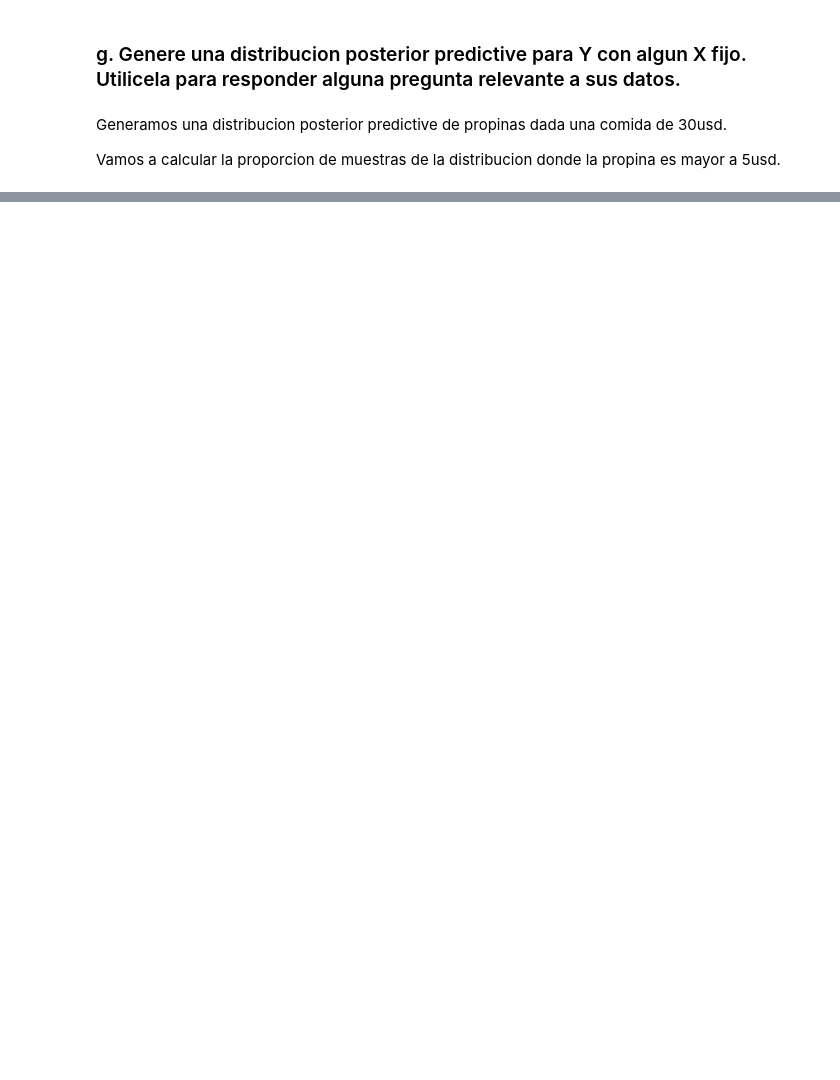
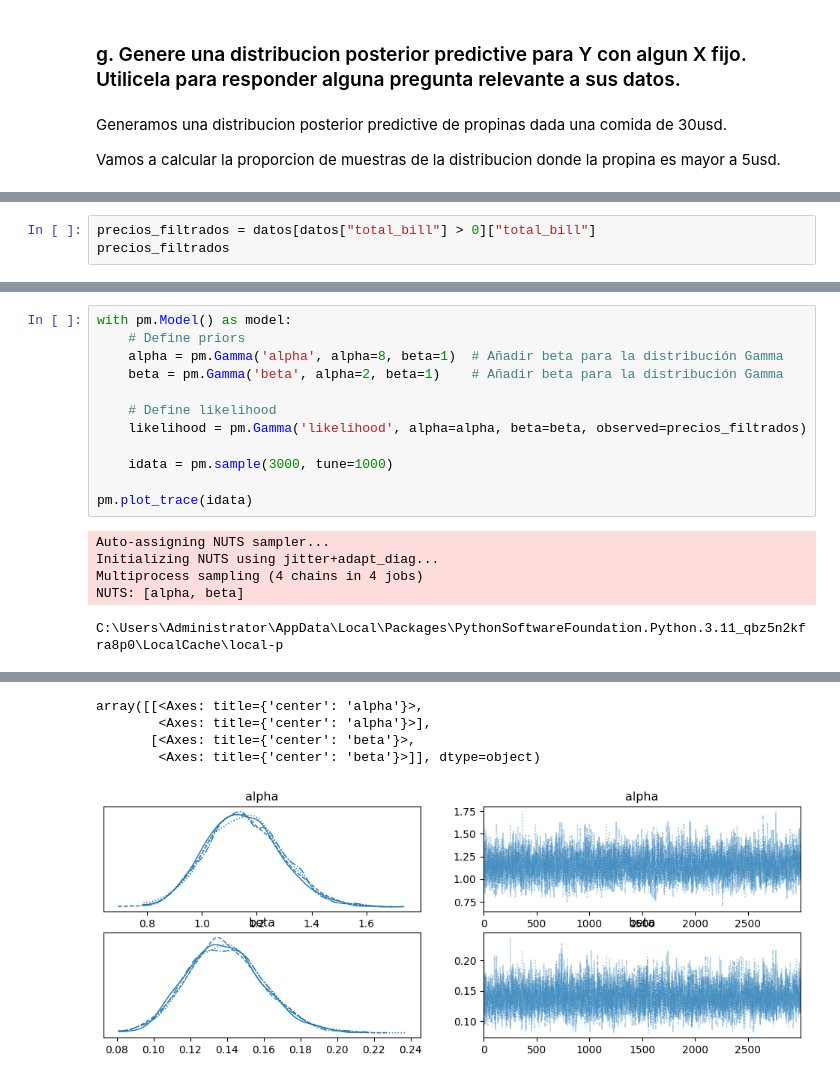
Before and after one commit to matias258/Estimacion_Bayesiana, a Jupyter notebook: Entregas/2/entrega2.ipynb, the cells around one changed output, grey strips where cells are left out. Cells and saved outputs as stored; diff of their text form; blank space fills up the shorter version.

```diff
--- a/Entregas/2/entrega2.ipynb
+++ b/Entregas/2/entrega2.ipynb
@@ -438,0 +440,3 @@ La probabilidad de que la propina sea mayor a 5 USD para una cuenta de 30 USD es
+# %%
+precios_filtrados = datos[datos["total_bill"] > 0]["total_bill"]
+precios_filtrados
@@ -438,0 +456,18 @@ La probabilidad de que la propina sea mayor a 5 USD para una cuenta de 30 USD es
+# %%
+with pm.Model() as model:
+    # Define priors
+    alpha = pm.Gamma('alpha', alpha=8, beta=1)  # Añadir beta para la distribución Gamma
+    beta = pm.Gamma('beta', alpha=2, beta=1)    # Añadir beta para la distribución Gamma
+
+    # Define likelihood
+    likelihood = pm.Gamma('likelihood', alpha=alpha, beta=beta, observed=precios_filtrados)
+
+    idata = pm.sample(3000, tune=1000)
+
+pm.plot_trace(idata)
+# %% [output]
+Auto-assigning NUTS sampler...
+Initializing NUTS using jitter+adapt_diag...
+Multiprocess sampling (4 chains in 4 jobs)
+NUTS: [alpha, beta]
+C:\Users\Administrator\AppData\Local\Packages\PythonSoftwareFoundation.Python.3.11_qbz5n2kfra8p0\LocalCache\local-p
@@ -438,0 +476,5 @@ La probabilidad de que la propina sea mayor a 5 USD para una cuenta de 30 USD es
+array([[<Axes: title={'center': 'alpha'}>,
+        <Axes: title={'center': 'alpha'}>],
+       [<Axes: title={'center': 'beta'}>,
+        <Axes: title={'center': 'beta'}>]], dtype=object)
+[figure, added]
```
Also changed, not shown: parts of 17 cells of this notebook.
